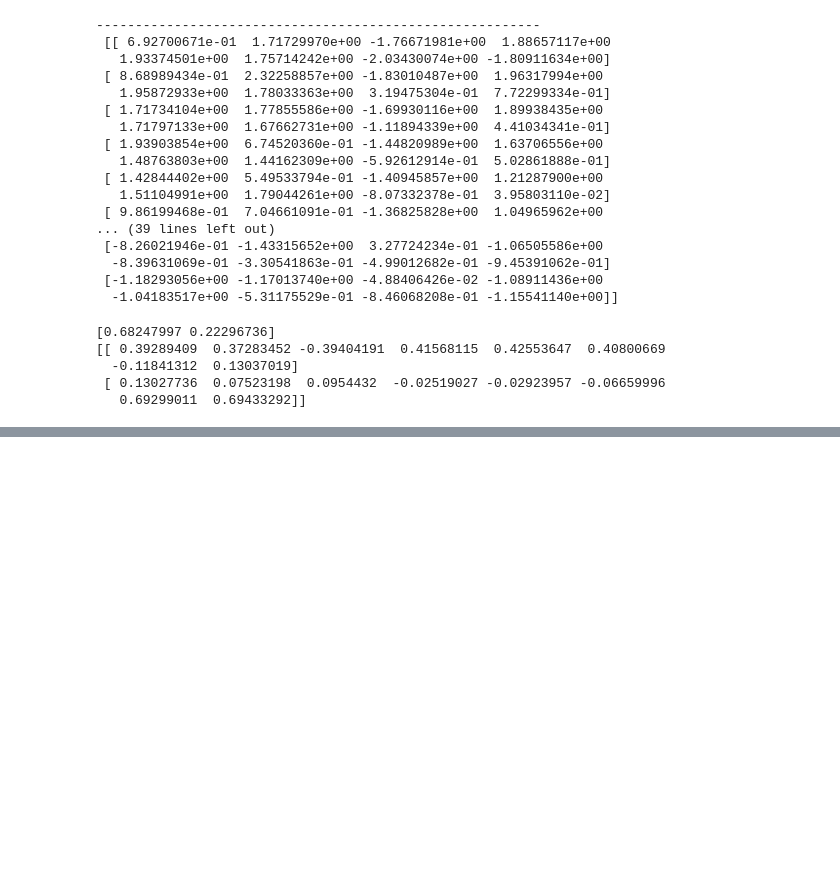
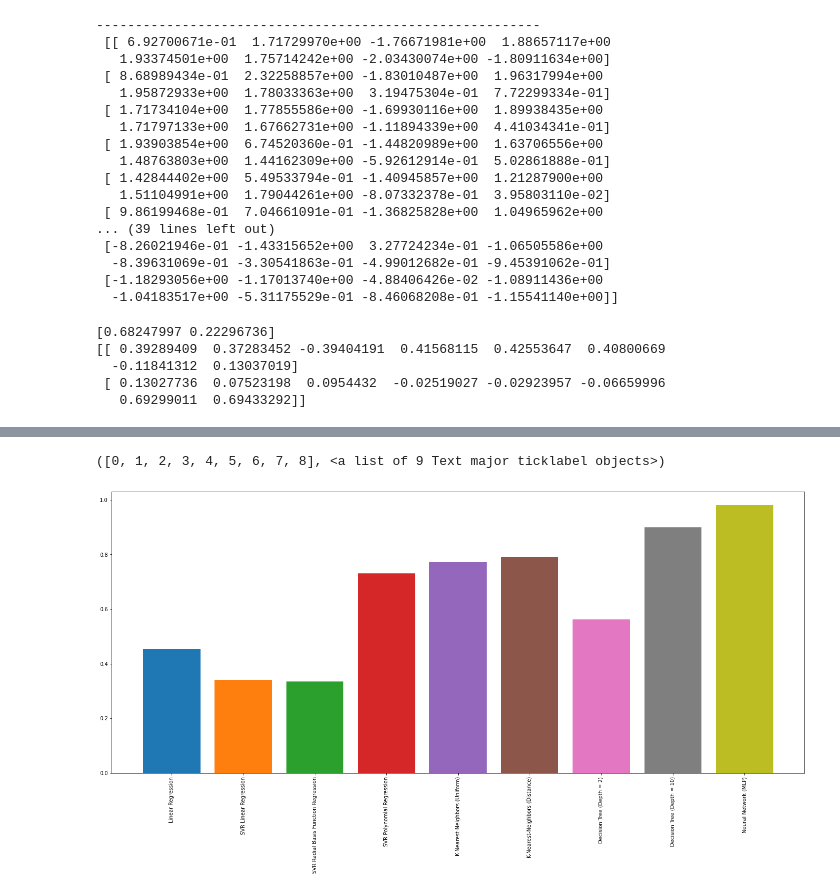
Before and after one commit to diogoalex01/FEUP-IART, a Jupyter notebook: SupervisedLearning/COVID-19.ipynb, the cells around one changed output, grey strips where cells are left out. Drawn from its saved outputs; the diff is of its cells as text; code cells hidden in the pictures; blank space fills up the shorter version.

```diff
--- a/SupervisedLearning/COVID-19.ipynb
+++ b/SupervisedLearning/COVID-19.ipynb
@@ -407,3 +456,22 @@ plt.show()
+# %%
+_, ax = plt.subplots(figsize=(24, 10))
+ax.bar('Linear Regression', linear_score, width=0.8, bottom=None, align='center', data=None)
+ax.bar('SVR Linear Regression', svr_lin_score, width=0.8, bottom=None, align='center', data=None)
+ax.bar('SVR Radial Basis Function Regression', svr_rbf_score, width=0.8, bottom=None, align='center', data=None)
+ax.bar('SVR Polynomial Regression', svr_poly_score, width=0.8, bottom=None, align='center', data=None)
+
+ax.bar('K-Nearest-Neighbors (Uniform)', knn_uniform_score, width=0.8, bottom=None, align='center', data=None)
+ax.bar('K-Nearest-Neighbors (Distance)', knn_distance_score, width=0.8, bottom=None, align='center', data=None)
+
+ax.bar('Decision Tree (Depth = 2)', dt_regressor_2_score, width=0.8, bottom=None, align='center', data=None)
+ax.bar('Decision Tree (Depth = 10)', dt_regressor_10_score, width=0.8, bottom=None, align='center', data=None)
+
+ax.bar('Neural Network (MLP)', NN_score, width=0.8, bottom=None, align='center', data=None)
+
+plt.xticks(rotation=90)
+# %% [output]
+([0, 1, 2, 3, 4, 5, 6, 7, 8], <a list of 9 Text major ticklabel objects>)
+[figure, added]
 # %%
 # # Instantiate Linear Regression
 # linear_regr = linear_model.LinearRegression()
```
Also changed, not shown: parts of 10 cells of this notebook.
